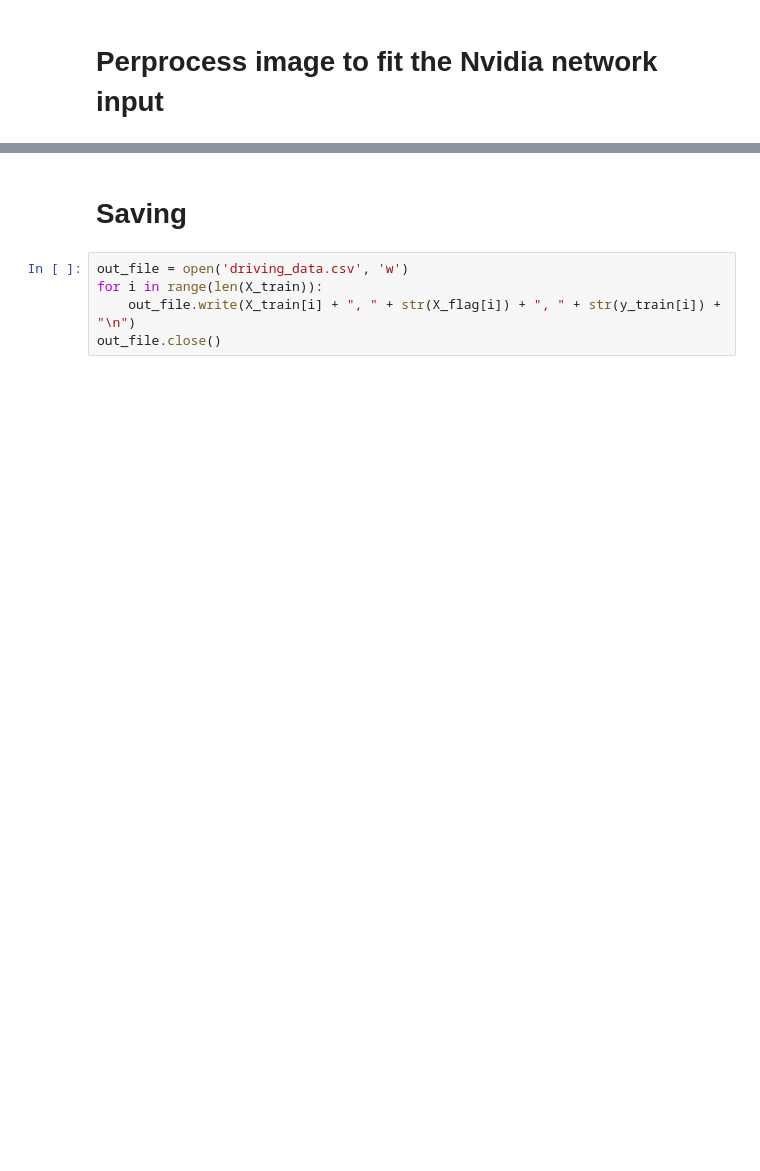
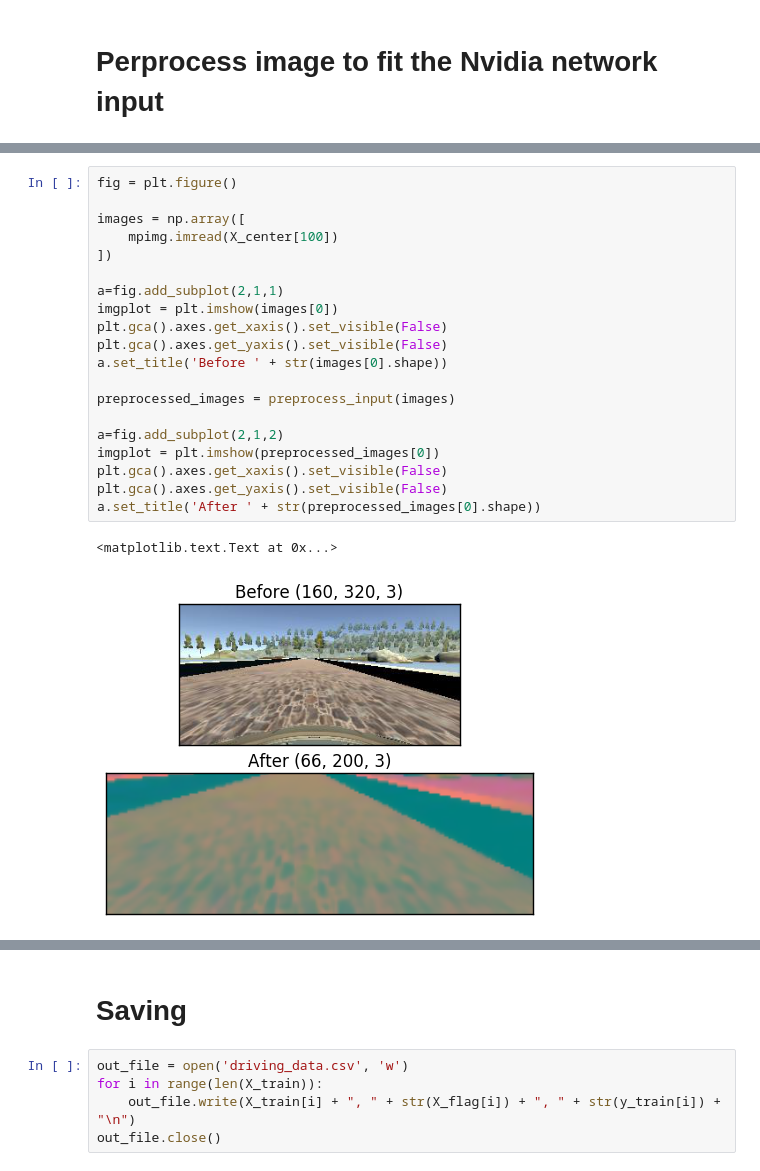
Before and after one commit to tsekityam/p-behavioral-cloning, a Jupyter notebook: data_processor.ipynb, the cells around one changed output, grey strips where cells are left out. Cells and saved outputs as stored; diff of their text form; blank space fills up the shorter version.

```diff
--- a/data_processor.ipynb
+++ b/data_processor.ipynb
@@ -200,0 +234,23 @@ a.set_title('After ' + str(preprocessed_images[0].shape))
+# %%
+fig = plt.figure()
+
+images = np.array([
+    mpimg.imread(X_center[100])
+])
+
+a=fig.add_subplot(2,1,1)
+imgplot = plt.imshow(images[0])
+plt.gca().axes.get_xaxis().set_visible(False)
+plt.gca().axes.get_yaxis().set_visible(False)
+a.set_title('Before ' + str(images[0].shape))
+
+preprocessed_images = preprocess_input(images)
+
+a=fig.add_subplot(2,1,2)
+imgplot = plt.imshow(preprocessed_images[0])
+plt.gca().axes.get_xaxis().set_visible(False)
+plt.gca().axes.get_yaxis().set_visible(False)
+a.set_title('After ' + str(preprocessed_images[0].shape))
+# %% [output]
+<matplotlib.text.Text at 0x...>
+[figure, added]
```
Also changed, not shown: parts of 9 cells of this notebook, 10 other files.
